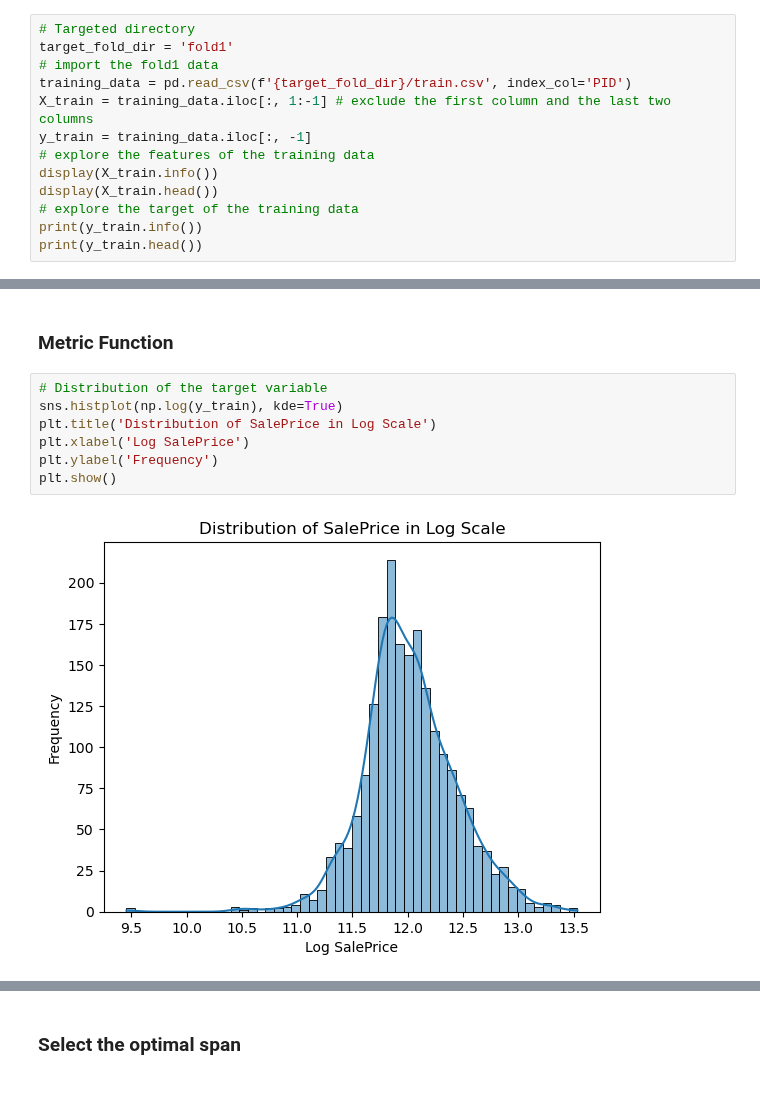
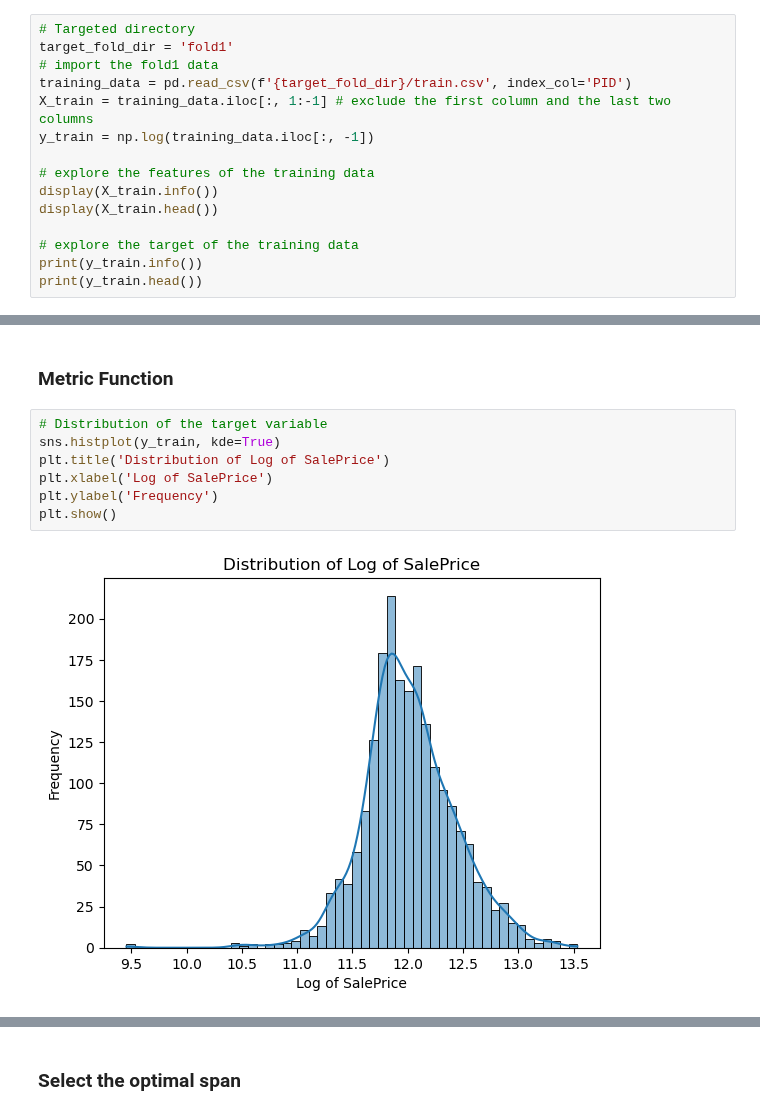
Before and after one commit to lycpaul/cs598-psl, a Jupyter notebook: project1/data/Project_1_1160_ycl7.ipynb, the cells around one changed output, grey strips where cells are left out. Saved outputs shown, nothing was run; the diff lists cells and outputs as text.

```diff
--- a/project1/data/Project_1_1160_ycl7.ipynb
+++ b/project1/data/Project_1_1160_ycl7.ipynb
@@ -58,10 +59,12 @@ target_fold_dir = 'fold1'
 # import the fold1 data
 training_data = pd.read_csv(f'{target_fold_dir}/train.csv', index_col='PID')
 X_train = training_data.iloc[:, 1:-1] # exclude the first column and the last two columns
-y_train = training_data.iloc[:, -1]
+y_train = np.log(training_data.iloc[:, -1])
+
 # explore the features of the training data
 display(X_train.info())
 display(X_train.head())
+
 # explore the target of the training data
 print(y_train.info())
 print(y_train.head())
@@ -277,12 +283,12 @@ X_test = impute(X_test)
 ### Metric Function
 # %%
 # Distribution of the target variable
-sns.histplot(np.log(y_train), kde=True)
-plt.title('Distribution of SalePrice in Log Scale')
-plt.xlabel('Log SalePrice')
+sns.histplot(y_train, kde=True)
+plt.title('Distribution of Log of SalePrice')
+plt.xlabel('Log of SalePrice')
 plt.ylabel('Frequency')
 plt.show()
 # %% [output]
-[figure, old version]
+[figure, new version]
 # %%
 def score_model(X: pd.DataFrame, y: pd.Series, model=XGBRegressor()) -> float:
```
Also changed, not shown: parts of 9 cells of this notebook.
